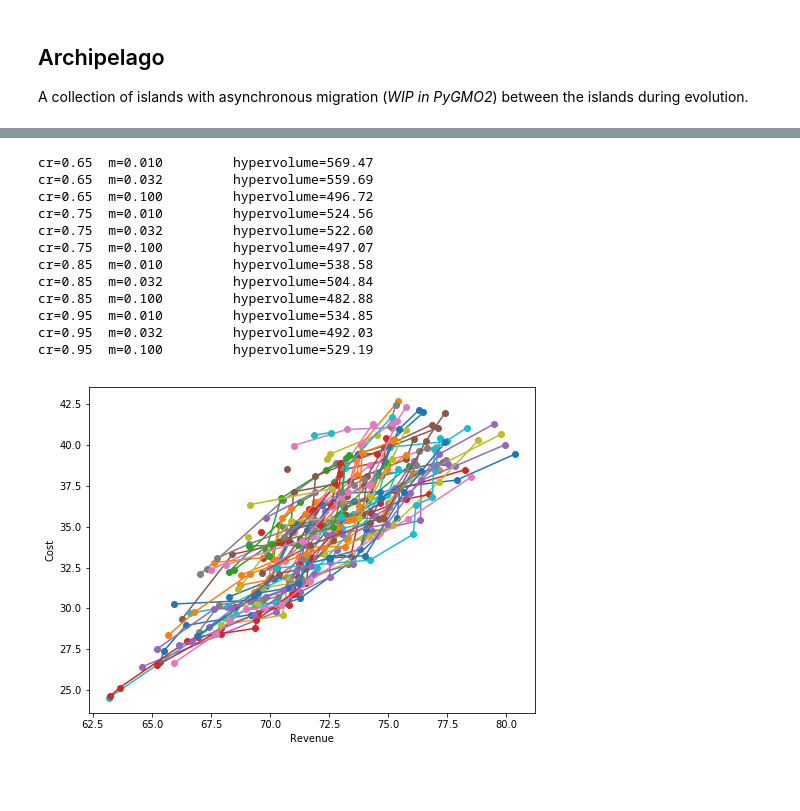
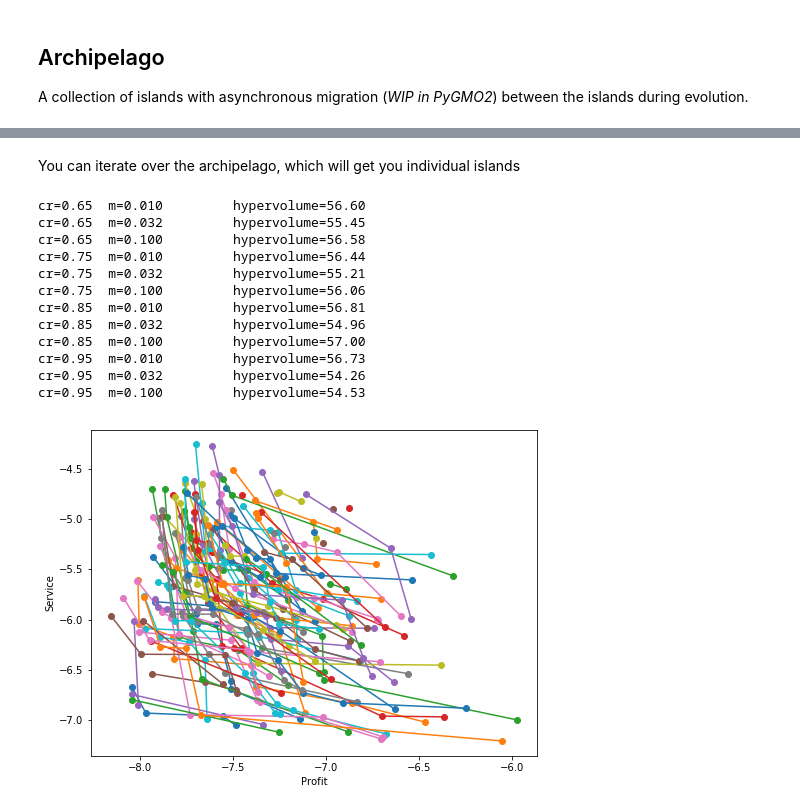
Before and after one commit to zhongjiahang/PyGMO_tutorial, a Jupyter notebook: 3_Discount_Optimization.ipynb, the cells around one changed output, grey strips where cells are left out. Cells and saved outputs as stored; diff of their text form; code cells hidden in the pictures; blank space fills up the shorter version.

Commit message:
Alpha version for ODSC * Add constrained problem * Refactor class definition * Add more markdown * Add gif for evolution monitoring

```diff
--- a/3_Discount_Optimization.ipynb
+++ b/3_Discount_Optimization.ipynb
@@ -219,25 +468,0 @@ We can reduce the number of generations but repeat the call of ``evolve()`` mult
-# %%
-n_gen = 512
-algo = pg.algorithm(pg.nsga2(gen = 1))  # One generation for each call of algo.evolve()
-pop = pg.population(problem_rev_cost,size=32)  # re-initialize
-hv = pg.hypervolume(pop).compute(refpoint)
-log_pop = []
-log_pop.append((pop.get_x(), pop.get_f(), hv))
-print(0, hv)
-for i in range(n_gen):
-    pop = algo.evolve(pop)
-    hv = pg.hypervolume(pop).compute(refpoint)
-    log_pop.append((pop.get_x(), pop.get_f(), hv))
-    if np.log2(i+1).is_integer():
-        print(i+1, hv)
-# %%
-x_max = np.array([p[1] for p in log_pop])[:,:, 0].max()+1
-x_min = np.array([p[1] for p in log_pop])[:,:, 0].min()-1
-y_max = np.array([p[1] for p in log_pop])[:,:, 1].max()+1
-y_min = np.array([p[1] for p in log_pop])[:,:, 1].min()-1
-axis_range = ((x_min, x_max), (y_min, y_max))
-for i, (dvs, fs, hv) in enumerate(log_pop):
-    if np.log2(i+1).is_integer():
-        plt.cla()
-        ax = plot_revenue_cost_frontiers(fs, xlim=(-x_max, -x_min), ylim=(y_min, y_max), figsize=(8,6), title='Evolution %d'%(i+1))
-        plt.savefig('test_%d.png'%(np.log2(i+1)))
@@ -258,7 +487,7 @@ Type of islands:
 # %%
 def create_nsga2_island(cr, m):
     return pg.island(algo = pg.nsga2(gen = 20, cr=cr, m=m),
-                     prob = optimal_discount_per_product_for_max_revenue_min_cost(df, model),
+                     prob = optimal_discount_per_product_for_max_profit_and_service(df, model),
                      size=32)
 
 islands_conf = [(cr, m) for cr in np.linspace(0.65, 0.95, 4) for m in np.logspace(-2, -1, 3)]
@@ -270,5 +505,5 @@ _ = [isl.wait() for isl in islands]
 # %%
 for i,isl in enumerate(islands):
     pop = isl.get_population()
-    plot_revenue_cost_frontiers(pop.get_f(), figsize=(8,6))
+    plot_2D_frontiers(pop.get_f(), ('Profit', 'Service'),  figsize=(8,6))
     print('cr={:.2f}\t m={:.3f} \t hypervolume={:.2f}'.format(islands_conf[i][0], islands_conf[i][1], pg.hypervolume(pop).compute(refpoint)))
@@ -308,22 +557,24 @@ Islands summaries:
+# %% [markdown]
+You can iterate over the archipelago, which will get you individual islands
 # %%
 for i,isl in enumerate(archi):
     pop = isl.get_population()
-    plot_revenue_cost_frontiers(pop.get_f(), figsize=(8,6))
+    plot_2D_frontiers(pop.get_f(), ('Profit', 'Service'),  figsize=(8,6))
     print('cr={:.2f}\t m={:.3f} \t hypervolume={:.2f}'.format(islands_conf[i][0], islands_conf[i][1], pg.hypervolume(pop).compute(refpoint)))
 # %% [output]
-cr=0.65  m=0.010         hypervolume=569.47
-cr=0.65  m=0.032         hypervolume=559.69
-cr=0.65  m=0.100         hypervolume=496.72
-cr=0.75  m=0.010         hypervolume=524.56
-cr=0.75  m=0.032         hypervolume=522.60
-cr=0.75  m=0.100         hypervolume=497.07
-cr=0.85  m=0.010         hypervolume=538.58
-cr=0.85  m=0.032         hypervolume=504.84
-cr=0.85  m=0.100         hypervolume=482.88
-cr=0.95  m=0.010         hypervolume=534.85
-cr=0.95  m=0.032         hypervolume=492.03
-cr=0.95  m=0.100         hypervolume=529.19
+cr=0.65  m=0.010         hypervolume=56.60
+cr=0.65  m=0.032         hypervolume=55.45
+cr=0.65  m=0.100         hypervolume=56.58
+cr=0.75  m=0.010         hypervolume=56.44
+cr=0.75  m=0.032         hypervolume=55.21
+cr=0.75  m=0.100         hypervolume=56.06
+cr=0.85  m=0.010         hypervolume=56.81
+cr=0.85  m=0.032         hypervolume=54.96
+cr=0.85  m=0.100         hypervolume=57.00
+cr=0.95  m=0.010         hypervolume=56.73
+cr=0.95  m=0.032         hypervolume=54.26
+cr=0.95  m=0.100         hypervolume=54.53
-[figure, old version]
+[figure, new version]
 # %%
 archi.evolve()
 # %%
```
Also changed, not shown: parts of 71 cells of this notebook, 4 other files.
